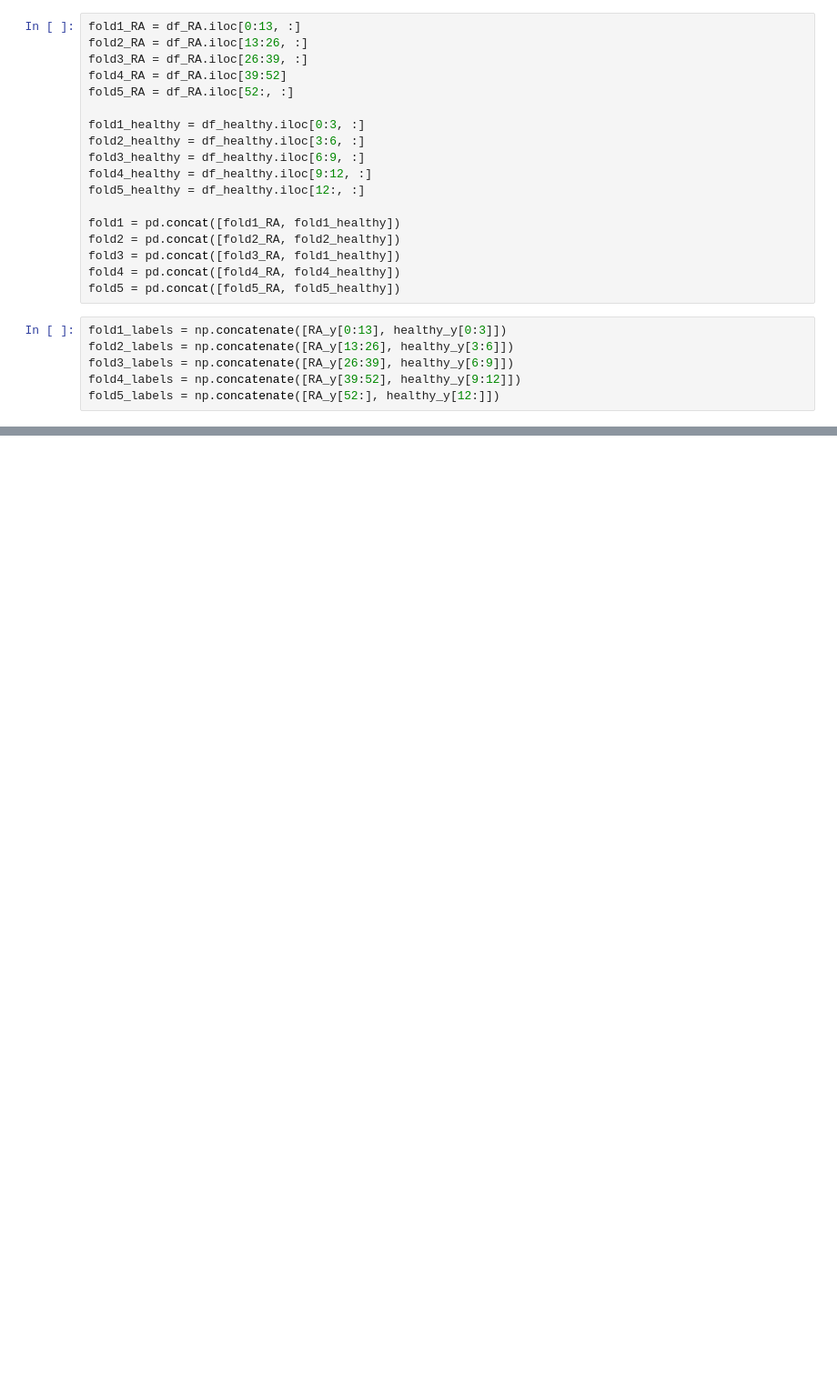
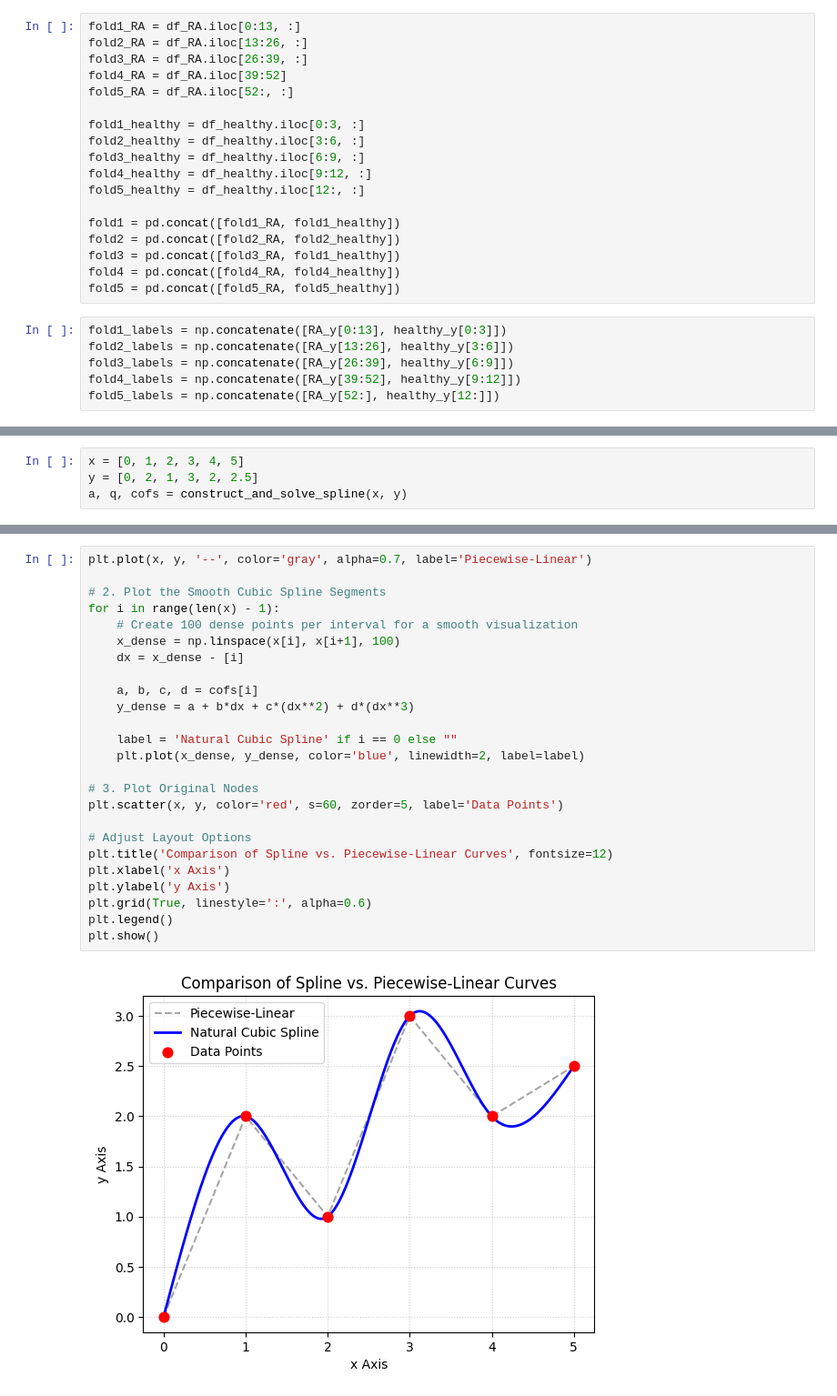
Before and after one commit to brko5178/MathFound, a Jupyter notebook: Assignment5.ipynb, the cells around one changed output, grey strips where cells are left out. Shown at 91% size. Cells and saved outputs as stored; diff of their text form; blank space fills up the shorter version.

```diff
--- a/Assignment5.ipynb
+++ b/Assignment5.ipynb
@@ -535,0 +1101,4 @@ def better_GWAS(train_df, train_lables, test_df, test_labels):
+# %%
+x = [0, 1, 2, 3, 4, 5]
+y = [0, 2, 1, 3, 2, 2.5]
+a, q, cofs = construct_and_solve_spline(x, y)
@@ -535,0 +1113,27 @@ def better_GWAS(train_df, train_lables, test_df, test_labels):
+# %%
+plt.plot(x, y, '--', color='gray', alpha=0.7, label='Piecewise-Linear')
+
+# 2. Plot the Smooth Cubic Spline Segments
+for i in range(len(x) - 1):
+    # Create 100 dense points per interval for a smooth visualization
+    x_dense = np.linspace(x[i], x[i+1], 100)
+    dx = x_dense - [i]
+
+    a, b, c, d = cofs[i]
+    y_dense = a + b*dx + c*(dx**2) + d*(dx**3)
+
+    label = 'Natural Cubic Spline' if i == 0 else ""
+    plt.plot(x_dense, y_dense, color='blue', linewidth=2, label=label)
+
+# 3. Plot Original Nodes
+plt.scatter(x, y, color='red', s=60, zorder=5, label='Data Points')
+
+# Adjust Layout Options
+plt.title('Comparison of Spline vs. Piecewise-Linear Curves', fontsize=12)
+plt.xlabel('x Axis')
+plt.ylabel('y Axis')
+plt.grid(True, linestyle=':', alpha=0.6)
+plt.legend()
+plt.show()
+# %% [output]
+[figure, added]
```
Also changed, not shown: parts of 16 cells of this notebook.
